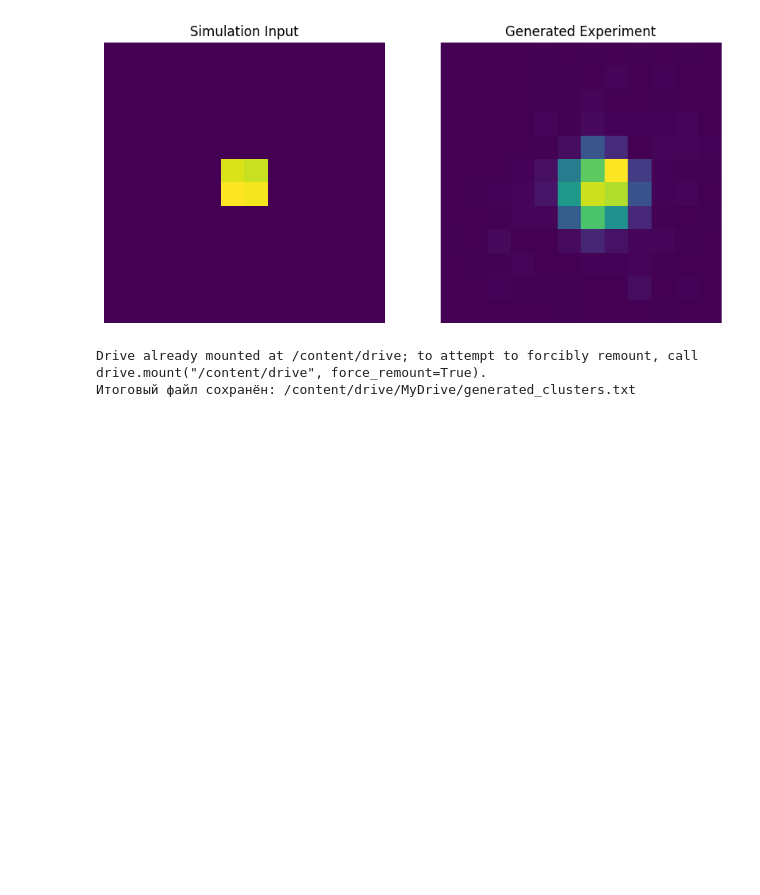
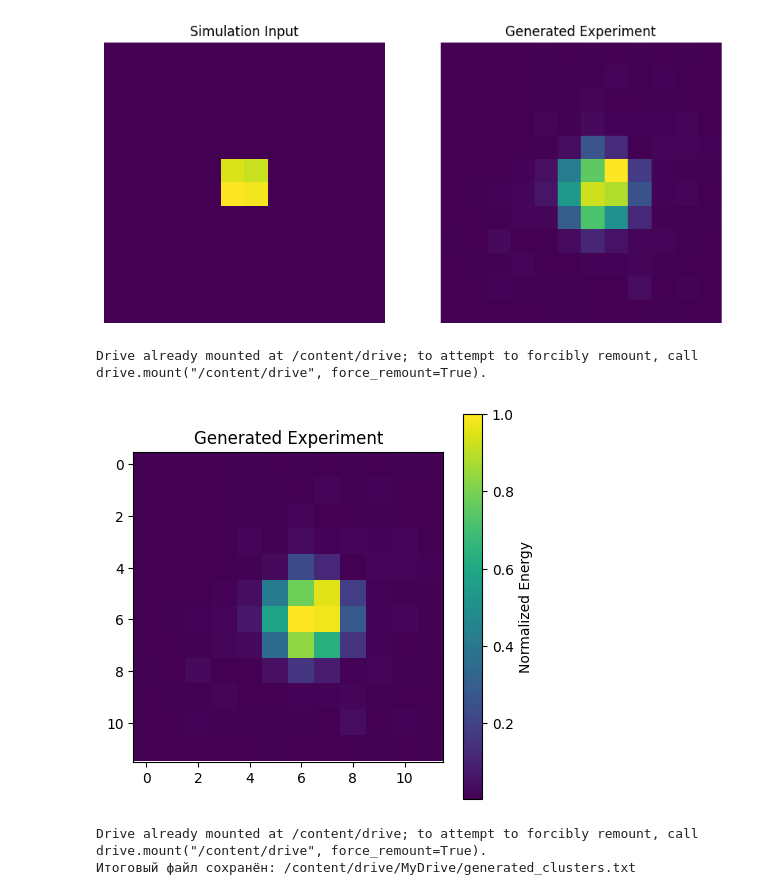
Before and after one commit to Strojove-uceni/2024-final-kamilla-jaroslav, a Jupyter notebook: cyclegan.ipynb, the cells around one changed output. Drawn from its saved outputs; the diff is of its cells as text; code cells hidden in the pictures; blank space fills up the shorter version.

```diff
--- a/cyclegan.ipynb
+++ b/cyclegan.ipynb
@@ -461,6 +461,28 @@ for i, sim_image_batch in enumerate(sim_test_loader):
 [figure]
 [figure]
 [figure]
+# %%
+import numpy as np
+import os
+import matplotlib.pyplot as plt
+
+from google.colab import drive
+drive.mount('/content/drive')
+
+generated_images_folder = "/content/drive/MyDrive/only_generated_images"
+
+plt.figure(figsize=(5, 5))
+image_path = os.path.join(generated_images_folder, "gen_image_0.png")
+image = plt.imread(image_path)
+plt.title("Generated Experiment")
+plt.imshow(image, cmap='viridis')
+plt.colorbar(label='Normalized Energy')
+
+
+plt.show()
+# %% [output]
+Drive already mounted at /content/drive; to attempt to forcibly remount, call drive.mount("/content/drive", force_remount=True).
+[figure, added]
 # %%
 import numpy as np
 import os
```
Also changed, not shown: parts of 2 cells of this notebook.
